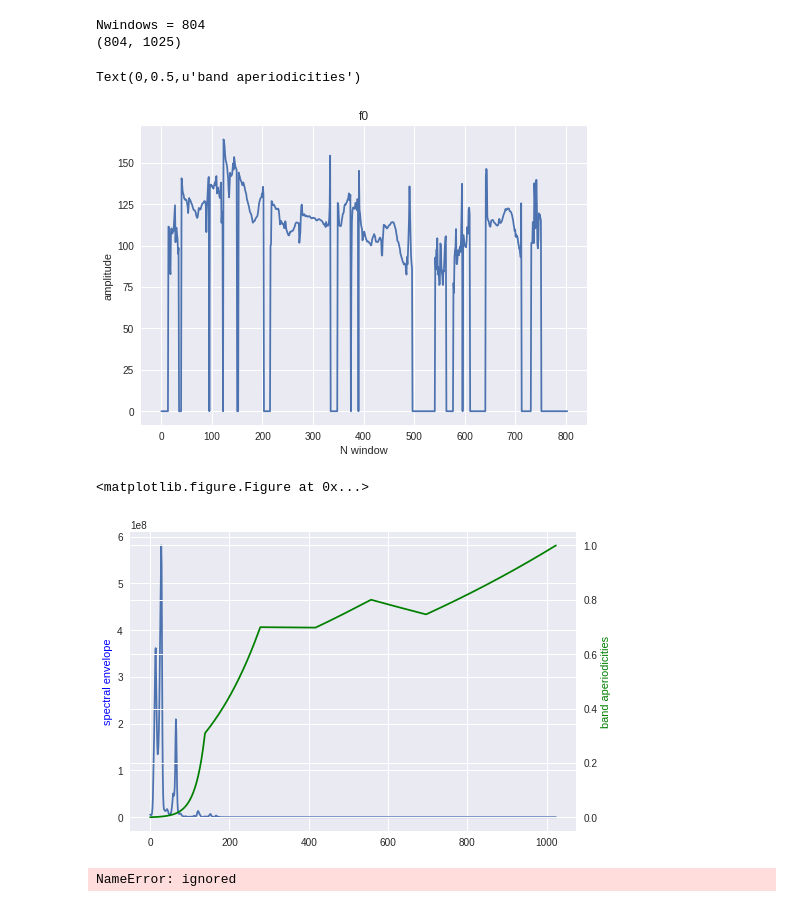
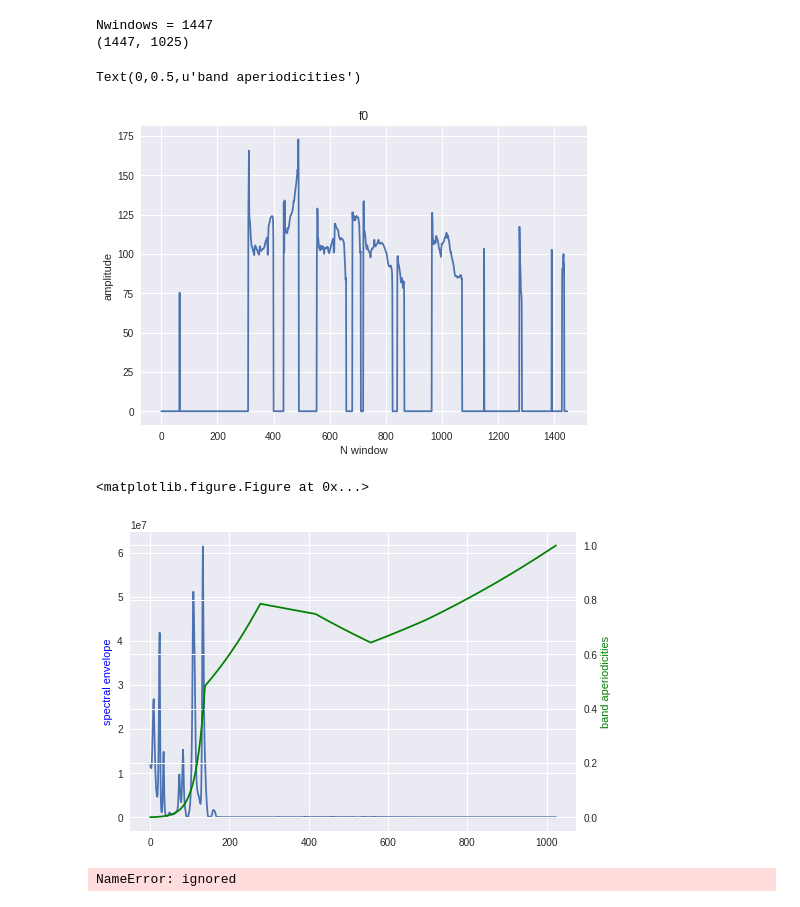
Before and after one commit to JavierAntoran/tiger-costume-voice-conversion, a Jupyter notebook: tiger_costume.ipynb, the cells around one changed output. Saved outputs shown, nothing was run; the diff lists cells and outputs as text; code cells hidden in the pictures.

```diff
--- a/tiger_costume.ipynb
+++ b/tiger_costume.ipynb
@@ -55,39 +58,39 @@ fs, x = wf.read(file)
 # %%
 if x.ndim is 2:
     x = x[:, 0].squeeze()
 
 x = x.copy(order='C')
 
 f0, sp, ap = pw.wav2world(x.astype(float), fs)
 
 Nwindows = f0.shape[0]
 print("Nwindows = %d" % Nwindows)
 print(sp.shape)
 
 
 plt.figure()
 plt.plot(range(Nwindows), f0)
 plt.title("f0")
 plt.xlabel("N window")
 plt.ylabel("amplitude")
 
 
-
+nWindow = 370
 
 plt.figure()
 fig, ax1 = plt.subplots()
 ax2 = ax1.twinx()
-ax1.plot(sp[250,1:])
+ax1.plot(sp[nWindow,1:])
 ax1.set_ylabel('spectral envelope', color='b')
-ax2.plot(ap[250,1:], 'g')
+ax2.plot(ap[nWindow,1:], 'g')
 ax2.set_ylabel('band aperiodicities', color='g')
 # %% [output]
-Nwindows = 804
-(804, 1025)
+Nwindows = 1447
+(1447, 1025)
 Text(0,0.5,u'band aperiodicities')
-[figure, old version]
+[figure, new version]
 <matplotlib.figure.Figure at 0x...>
-[figure, old version]
+[figure, new version]
 # %%
 upload_stuff()
 !ls
```
Also changed, not shown: parts of 16 cells of this notebook, 3 other files.
